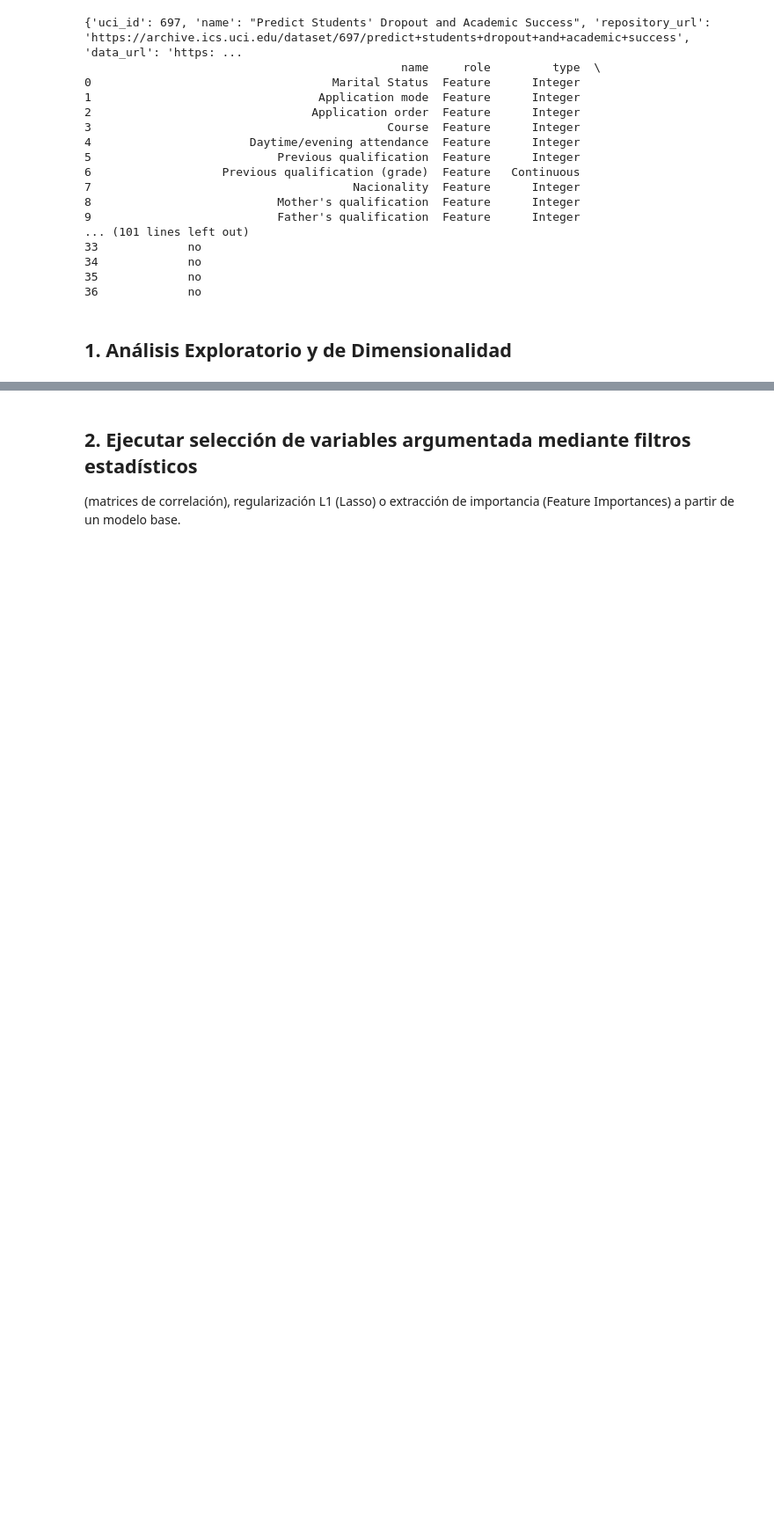
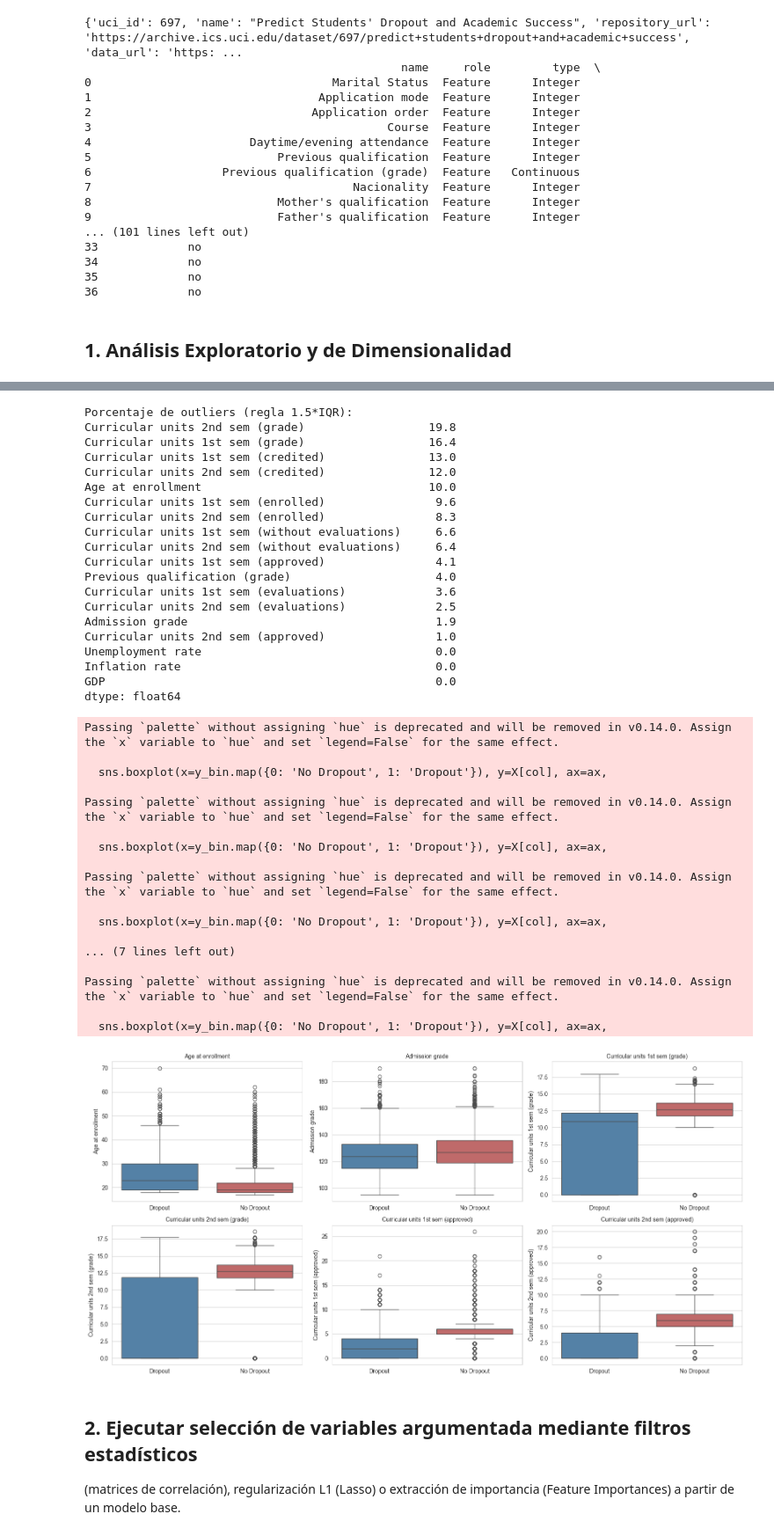
Before and after one commit to DieCs2806/Proyecto-T-cnicas-de-Aprendizaje-de-Maquina, a Jupyter notebook: Proyecto1.ipynb, the cells around one changed output, grey strips where cells are left out. Shown at 88% size. Saved outputs shown, nothing was run; the diff lists cells and outputs as text; code cells hidden in the pictures; blank space fills up the shorter version.

```diff
--- a/Proyecto1.ipynb
+++ b/Proyecto1.ipynb
@@ -180,3 +250,65 @@ print(f"Total: {len(cols_binarias)+len(cols_nominales)+len(cols_ordinales)+len(c
+# %%
+# %% [CELDA 5] Outliers (regla del IQR) y boxplots por clase
+def conteo_outliers(s):
+    q1, q3 = s.quantile([0.25, 0.75])
+    iqr = q3 - q1
+    return ((s < q1 - 1.5 * iqr) | (s > q3 + 1.5 * iqr)).mean()
+
+out = X[cols_numericas].apply(conteo_outliers).sort_values(ascending=False)
+print("Porcentaje de outliers (regla 1.5*IQR):")
+print((out * 100).round(1))
+
+# Boxplots de las variables más relevantes separadas por clase
+vars_box = ['Age at enrollment', 'Admission grade',
+            'Curricular units 1st sem (grade)', 'Curricular units 2nd sem (grade)',
+            'Curricular units 1st sem (approved)', 'Curricular units 2nd sem (approved)']
+fig, axes = plt.subplots(2, 3, figsize=(16, 8))
+for ax, col in zip(axes.ravel(), vars_box):
+    sns.boxplot(x=y_bin.map({0: 'No Dropout', 1: 'Dropout'}), y=X[col], ax=ax,
+                palette=['steelblue', 'indianred'])
+    ax.set_title(col, fontsize=10)
+    ax.set_xlabel('')
+plt.tight_layout()
+plt.show()
+# %% [output]
+Porcentaje de outliers (regla 1.5*IQR):
+Curricular units 2nd sem (grade)                  19.8
+Curricular units 1st sem (grade)                  16.4
+Curricular units 1st sem (credited)               13.0
+Curricular units 2nd sem (credited)               12.0
+Age at enrollment                                 10.0
+Curricular units 1st sem (enrolled)                9.6
+Curricular units 2nd sem (enrolled)                8.3
+Curricular units 1st sem (without evaluations)     6.6
+Curricular units 2nd sem (without evaluations)     6.4
+Curricular units 1st sem (approved)                4.1
+Previous qualification (grade)                     4.0
+Curricular units 1st sem (evaluations)             3.6
+Curricular units 2nd sem (evaluations)             2.5
+Admission grade                                    1.9
+Curricular units 2nd sem (approved)                1.0
+Unemployment rate                                  0.0
+Inflation rate                                     0.0
+GDP                                                0.0
+dtype: float64
+Passing `palette` without assigning `hue` is deprecated and will be removed in v0.14.0. Assign the `x` variable to `hue` and set `legend=False` for the same effect.
+
+  sns.boxplot(x=y_bin.map({0: 'No Dropout', 1: 'Dropout'}), y=X[col], ax=ax,
+
+Passing `palette` without assigning `hue` is deprecated and will be removed in v0.14.0. Assign the `x` variable to `hue` and set `legend=False` for the same effect.
+
+  sns.boxplot(x=y_bin.map({0: 'No Dropout', 1: 'Dropout'}), y=X[col], ax=ax,
+
+Passing `palette` without assigning `hue` is deprecated and will be removed in v0.14.0. Assign the `x` variable to `hue` and set `legend=False` for the same effect.
+
+  sns.boxplot(x=y_bin.map({0: 'No Dropout', 1: 'Dropout'}), y=X[col], ax=ax,
+
+... (7 lines left out)
+
+Passing `palette` without assigning `hue` is deprecated and will be removed in v0.14.0. Assign the `x` variable to `hue` and set `legend=False` for the same effect.
+
+  sns.boxplot(x=y_bin.map({0: 'No Dropout', 1: 'Dropout'}), y=X[col], ax=ax,
+[figure, added]
 # %% [markdown]
 ## 2. Ejecutar selección de variables argumentada mediante filtros estadísticos
 
```
Also changed, not shown: parts of 11 cells of this notebook.
